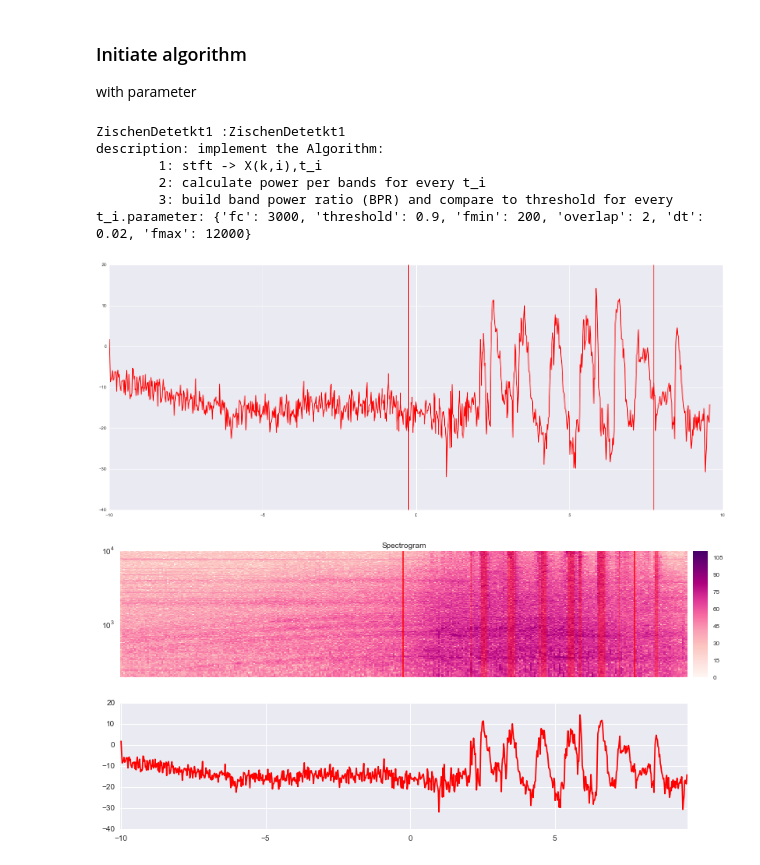
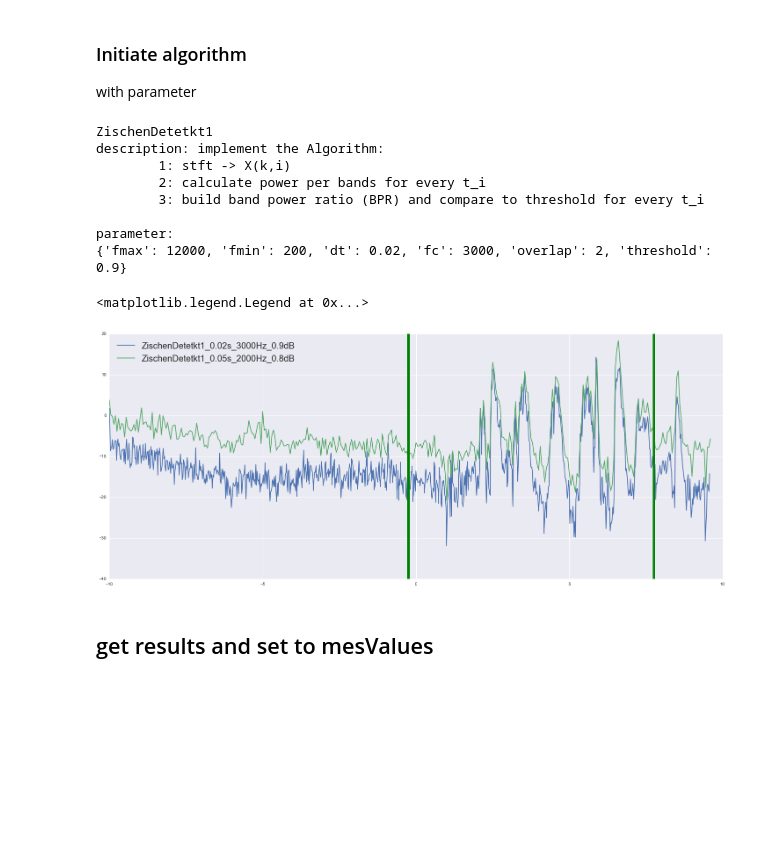
Before and after one commit to LucMiaz/KG, a Jupyter notebook: kg/kg_example.ipynb, the cells around one changed output. Saved outputs shown, nothing was run; the diff lists cells and outputs as text; code cells hidden in the pictures; blank space fills up the shorter version.

```diff
--- a/kg/kg_example.ipynb
+++ b/kg/kg_example.ipynb
@@ -18,6 +18,5 @@ WARNING: pylab import has clobbered these variables: ['axes', 'copy']
 setup measurement main directory 'D:\GitHub\myKG\Measurements_example\MBBMZugExample'
 # %%
 mesPath = pathlib.Path('D:\GitHub\myKG\Measurements_example\MBBMZugExample')
-mesVal = measuredValues(mesPath.as_posix())
-mesVal.read_variables_values()
+mesVal = measuredValues.from_json(mesPath.as_posix())
 measuredSignal.setup(mesPath.as_posix())
@@ -40,14 +50,7 @@ mID = 'm_0100'
 mic = 6
 mesSn = measuredSignal(mID,mic)
 y, t, sR = mesSn.get_signal(mic)
-values = mesVal.get_variables_values(mID, mic, [ 'Tb','Te','Tp_b','Tp_e','LAEQ', 'besch'])
-micSn = MicSignal(mID, mic,y, t, sR, values)
-figsize(25,10)
-fig, axes = plt.subplots(2,sharex = True)
-ax = axes[0]
-micSn.plot_signal(ax)
-micSn.plot_triggers(ax)
-micSn.plot_triggers(ax,type = 'passby')
-ax = axes[1]
-micSn.plot_signal(ax)
+values = mesVal.get_variables_values(mID, mic, [ 'Tb','Te','Tp_b','Tp_e','LAEQ'])
+print(values)
+micSn = MicSignal(mID, mic, y, t, sR, values)
 # %% [output]
@@ -56,11 +72,14 @@ micSn.plot_signal(ax)
 ### Initiate algorithm
 with parameter
 # %%
-algorithm = ZischenDetetkt1(3000,0.9,0.02)
-print(repr(algorithm))
+algorithms =[ZischenDetetkt1(3000,0.9,0.02), ZischenDetetkt1(2000,0.8,0.05)]
+print(repr(algorithms[0]))
 # %% [output]
-ZischenDetetkt1 :ZischenDetetkt1
+ZischenDetetkt1
 description: implement the Algorithm:
-        1: stft -> X(k,i),t_i
+        1: stft -> X(k,i)
         2: calculate power per bands for every t_i
-        3: build band power ratio (BPR) and compare to threshold for every t_i.parameter: {'fc': 3000, 'threshold': 0.9, 'fmin': 200, 'overlap': 2, 'dt': 0.02, 'fmax': 12000}
+        3: build band power ratio (BPR) and compare to threshold for every t_i
+
+parameter:
+{'fmax': 12000, 'fmin': 200, 'dt': 0.02, 'fc': 3000, 'overlap': 2, 'threshold': 0.9}
@@ -69,6 +86,14 @@ micSn.calc_kg(algorithm)
+# %%
+for alg in algorithms:
+    micSn.calc_kg(alg)
 # %%
 fig,ax =plt.subplots(1)
-micSn.plot_BPR(algorithm,ax)
-micSn.plot_triggers(ax)
+for alg in algorithms:
+    micSn.plot_BPR(alg,ax)
+micSn.plot_triggers(ax,color='green',lw=5)
+ax.legend(loc=2,prop={'size':20})
 # %% [output]
+<matplotlib.legend.Legend at 0x...>
-[figure, old version]
+[figure, new version]
+# %% [markdown]
+## get results and set to mesValues
@@ -76,5 +106,3 @@ micSn.plot_triggers(ax)
 %gui qt
 W = DetectControlWidget.alg_results(micSn,mesPath,algorithm)
 W.show()
-# %% [output]
-[figure, removed]
```
Also changed, not shown: parts of 10 cells of this notebook, 4 other files.
